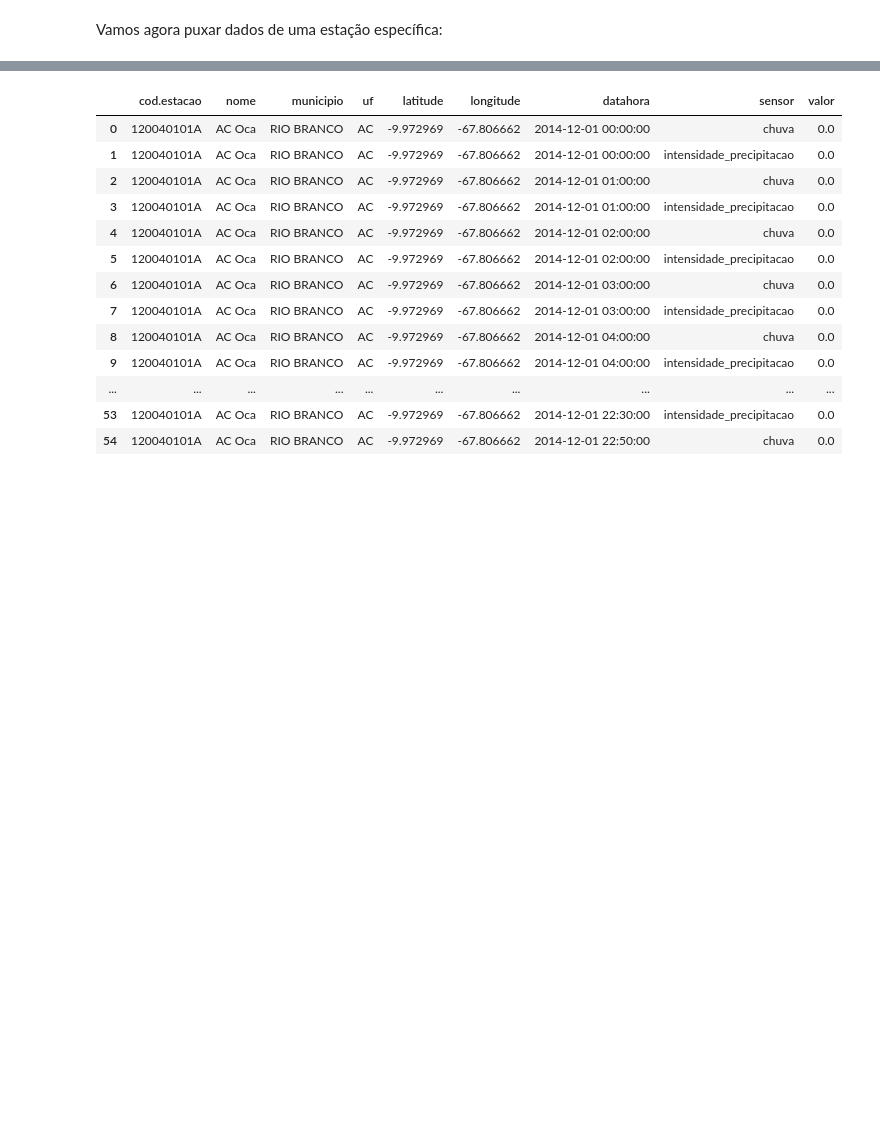
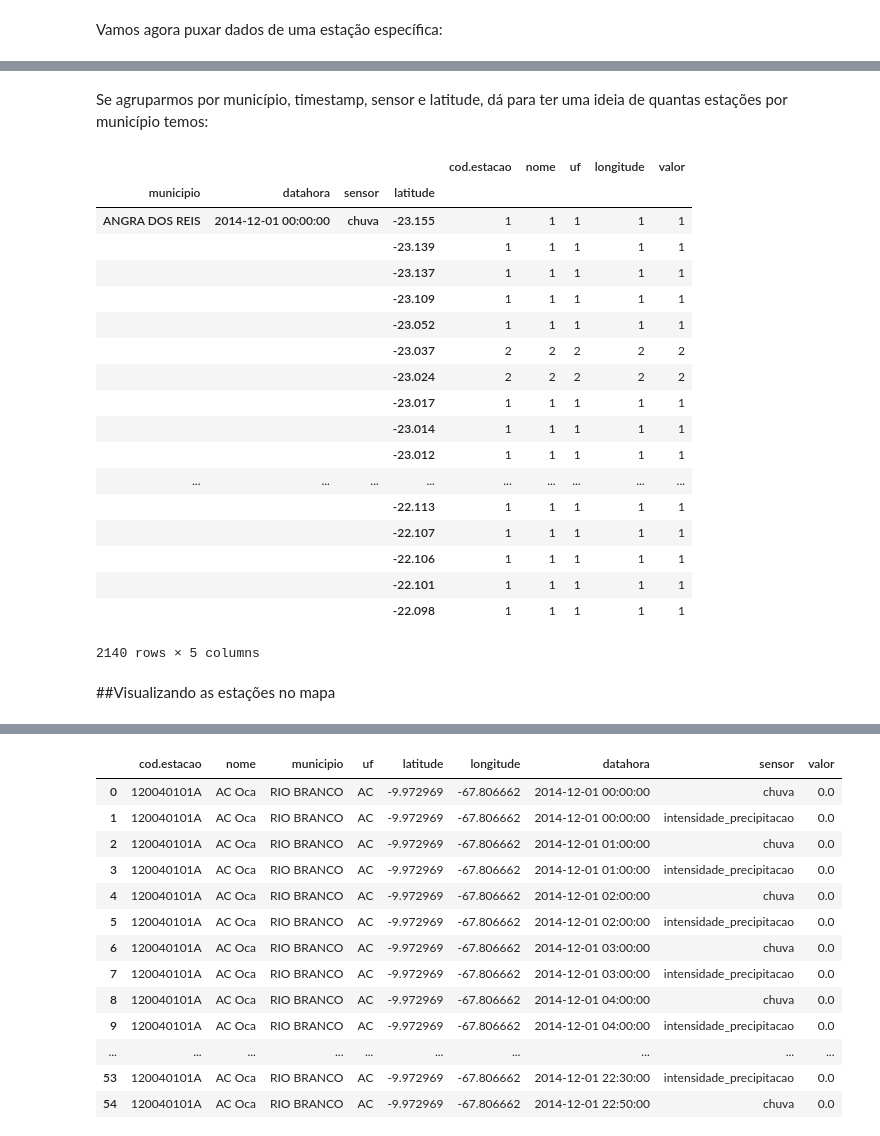
Before and after one commit to AlertaDengue/AlertaDengueCaptura, a Jupyter notebook: notebooks/cemaden.ipynb, the cells around one changed output, grey strips where cells are left out. Drawn from its saved outputs; the diff is of its cells as text; code cells hidden in the pictures; blank space fills up the shorter version.

```diff
--- a/notebooks/cemaden.ipynb
+++ b/notebooks/cemaden.ipynb
@@ -58,0 +90,26 @@ df
+# %% [markdown]
+Se agruparmos por município, timestamp, sensor e latitude, dá para ter uma ideia de quantas estações por município temos:
+# %%
+dfrj.groupby(['municipio','datahora','sensor','latitude']).count()
+# %% [output]
+|  |  |  |  | cod.estacao | nome | uf | longitude | valor |
+| municipio | datahora | sensor | latitude |  |  |  |  |  |
+| ANGRA DOS REIS | 2014-12-01 00:00:00 | chuva | -23.155 | 1 | 1 | 1 | 1 | 1 |
+|  |  |  | -23.139 | 1 | 1 | 1 | 1 | 1 |
+|  |  |  | -23.137 | 1 | 1 | 1 | 1 | 1 |
+|  |  |  | -23.109 | 1 | 1 | 1 | 1 | 1 |
+|  |  |  | -23.052 | 1 | 1 | 1 | 1 | 1 |
+|  |  |  | -23.037 | 2 | 2 | 2 | 2 | 2 |
+|  |  |  | -23.024 | 2 | 2 | 2 | 2 | 2 |
+|  |  |  | -23.017 | 1 | 1 | 1 | 1 | 1 |
+|  |  |  | -23.014 | 1 | 1 | 1 | 1 | 1 |
+|  |  |  | -23.012 | 1 | 1 | 1 | 1 | 1 |
+| ... | ... | ... | ... | ... | ... | ... | ... | ... |
+|  |  |  | -22.113 | 1 | 1 | 1 | 1 | 1 |
+|  |  |  | -22.107 | 1 | 1 | 1 | 1 | 1 |
+|  |  |  | -22.106 | 1 | 1 | 1 | 1 | 1 |
+|  |  |  | -22.101 | 1 | 1 | 1 | 1 | 1 |
+|  |  |  | -22.098 | 1 | 1 | 1 | 1 | 1 |
+2140 rows × 5 columns
+# %% [markdown]
+##Visualizando as estações no mapa
```
Also changed, not shown: parts of 11 cells of this notebook, 1 other file.
